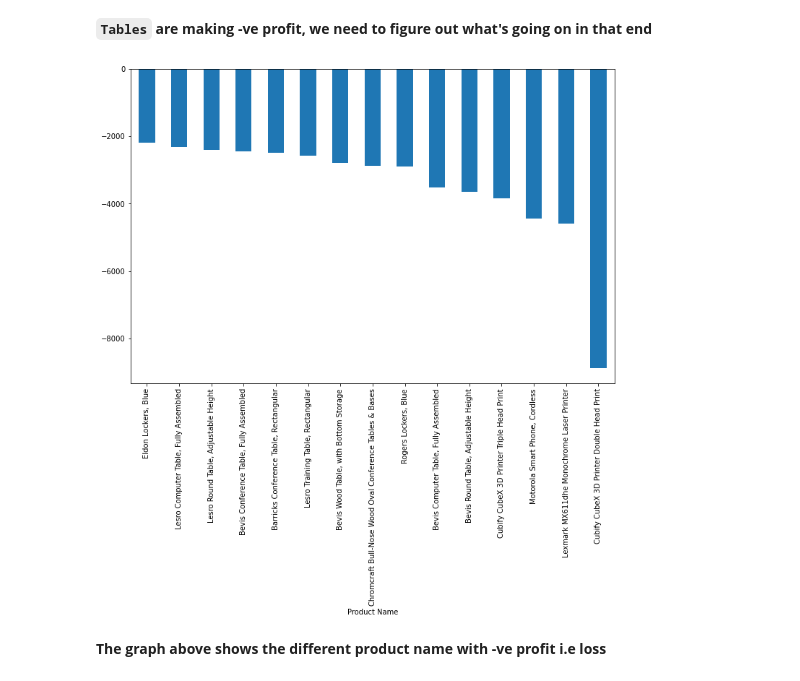
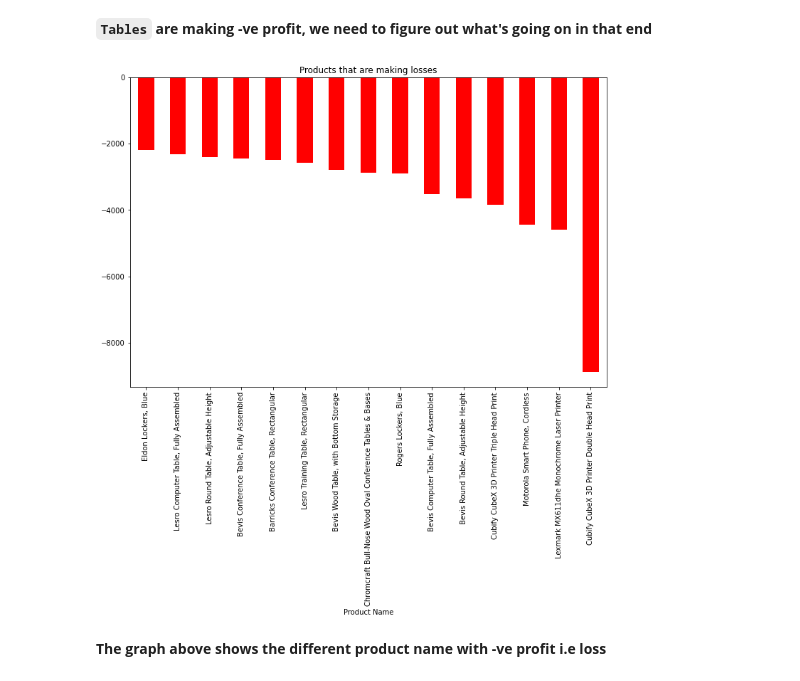
Before and after one commit to Jammal7/Introduction_to_Data_Science, a Jupyter notebook: Blossom Academy Fellowship/EDA/Mini Project/Mid-Course Project (Data Analysis Project).ipynb, the cells around one changed output. Cells and saved outputs as stored; diff of their text form; code cells hidden in the pictures.

```diff
--- a/Blossom Academy Fellowship/EDA/Mini Project/Mid-Course Project (Data Analysis Project).ipynb
+++ b/Blossom Academy Fellowship/EDA/Mini Project/Mid-Course Project (Data Analysis Project).ipynb
@@ -706,10 +786,10 @@ plt.show()
 # %% [markdown]
 **`Tables` are making -ve profit, we need to figure out what's going on in that end**
 # %%
-data.groupby("Product Name")["Profit"].sum().nsmallest(15).sort_values(ascending=False).plot(kind="bar", figsize=(12,8))
+data.groupby("Product Name")["Profit"].sum().nsmallest(15).sort_values(ascending=False).plot(kind="bar",color= "red",title="Products that are making losses", figsize=(12,8))
 plt.show()
 # %% [output]
-[figure, old version]
+[figure, new version]
 # %% [markdown]
 **The graph above shows the different product name with -ve profit i.e loss**
 # %% [markdown]
```
Also changed, not shown: parts of 23 cells of this notebook.
